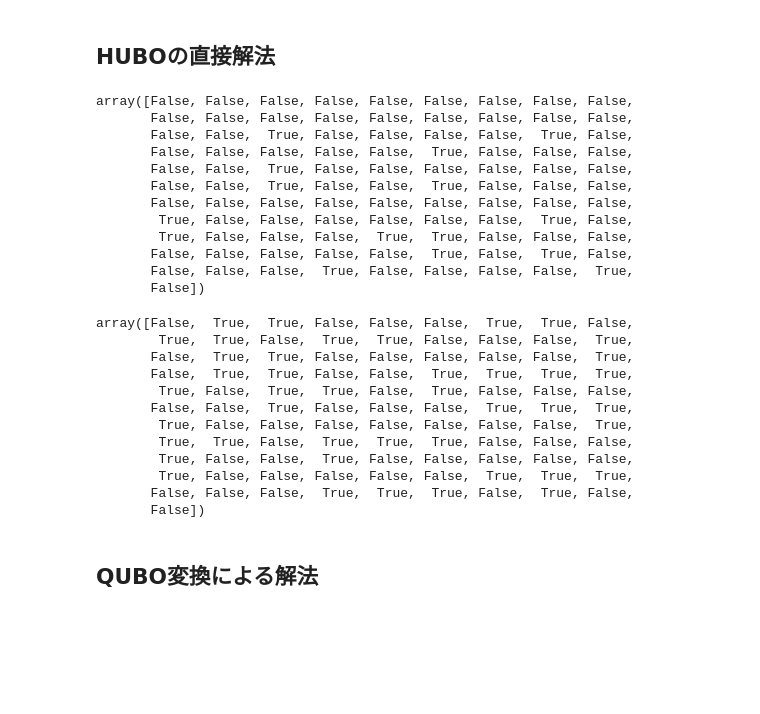
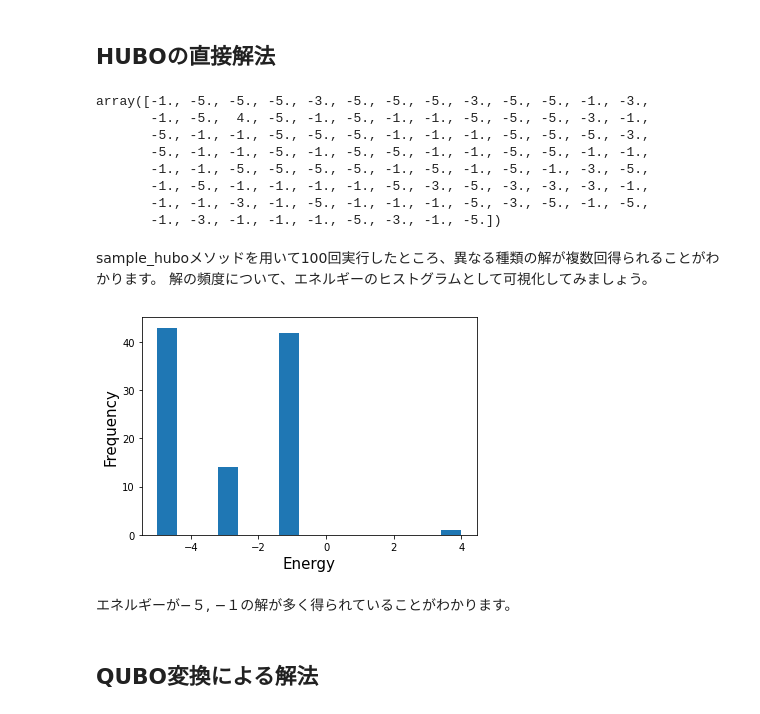
Before and after one commit to MasahitoKumada/OpenJijTutorial, a Jupyter notebook: source/ja/012-Finding_Protein_Folding_by_Quantum_Annealing.ipynb, the cells around one changed output. Saved outputs shown, nothing was run; the diff lists cells and outputs as text; code cells hidden in the pictures; blank space fills up the shorter version.

```diff
--- a/source/ja/012-Finding_Protein_Folding_by_Quantum_Annealing.ipynb
+++ b/source/ja/012-Finding_Protein_Folding_by_Quantum_Annealing.ipynb
@@ -91,40 +98,34 @@ sampler = oj.SASampler()
 # define polynomial
 polynomial = {():-1, (3,): -4, (1,3): 9, (2,3): 9, (1,2,3): -16}
 # %%
-import numpy as np
+#SAによるシミュレーションを行う回数
+num_sa = 100
 
-response = sampler.sample_hubo(polynomial, vartype="BINARY", num_reads=100)
-(np.array(response.energies)==-5)
+response = sampler.sample_hubo(polynomial, vartype="BINARY", updater="single spin flip", num_reads=num_sa)
+energy_hubo = response.energies
+energy_hubo
 # %% [output]
-array([False, False, False, False, False, False, False, False, False,
-       False, False, False, False, False, False, False, False, False,
-       False, False,  True, False, False, False, False,  True, False,
-       False, False, False, False, False,  True, False, False, False,
-       False, False,  True, False, False, False, False, False, False,
-       False, False,  True, False, False,  True, False, False, False,
-       False, False, False, False, False, False, False, False, False,
-        True, False, False, False, False, False, False,  True, False,
-        True, False, False, False,  True,  True, False, False, False,
-       False, False, False, False, False,  True, False,  True, False,
-       False, False, False,  True, False, False, False, False,  True,
-       False])
+array([-1., -5., -5., -5., -3., -5., -5., -5., -3., -5., -5., -1., -3.,
+       -1., -5.,  4., -5., -1., -5., -1., -1., -5., -5., -5., -3., -1.,
+       -5., -1., -1., -5., -5., -5., -1., -1., -1., -5., -5., -5., -3.,
+       -5., -1., -1., -5., -1., -5., -5., -1., -1., -5., -5., -1., -1.,
+       -1., -1., -5., -5., -5., -5., -1., -5., -1., -5., -1., -3., -5.,
+       -1., -5., -1., -1., -1., -1., -5., -3., -5., -3., -3., -3., -1.,
+       -1., -1., -3., -1., -5., -1., -1., -1., -5., -3., -5., -1., -5.,
+       -1., -3., -1., -1., -1., -5., -3., -1., -5.])
-# %%
-
-response = sampler.sample_hubo(polynomial, vartype="BINARY", updater="single spin flip", num_reads=100)
-(np.array(response.energies)==-5)
-# %% [output]
-array([False,  True,  True, False, False, False,  True,  True, False,
-        True,  True, False,  True,  True, False, False, False,  True,
-       False,  True,  True, False, False, False, False, False,  True,
-       False,  True,  True, False, False,  True,  True,  True,  True,
-        True, False,  True,  True, False,  True, False, False, False,
-       False, False,  True, False, False, False,  True,  True,  True,
-        True, False, False, False, False, False, False, False,  True,
-        True,  True, False,  True,  True,  True, False, False, False,
-        True, False, False,  True, False, False, False, False, False,
-        True, False, False, False, False, False,  True,  True,  True,
-       False, False, False,  True,  True,  True, False,  True, False,
-       False])
+# %% [markdown]
+ sample_huboメソッドを用いて100回実行したところ、異なる種類の解が複数回得られることがわかります。
+ 解の頻度について、エネルギーのヒストグラムとして可視化してみましょう。
+# %%
+import matplotlib.pyplot as plt
+plt.hist(energy_hubo, bins=15)
+plt.xlabel('Energy', fontsize=15)
+plt.ylabel('Frequency', fontsize=15)
+plt.show()
+# %% [output]
+[figure, added]
+# %% [markdown]
+エネルギーが−５, −１の解が多く得られていることがわかります。
 # %% [markdown]
 ## QUBO変換による解法
 # %%
```
Also changed, not shown: parts of 17 cells of this notebook, 1 other file.
